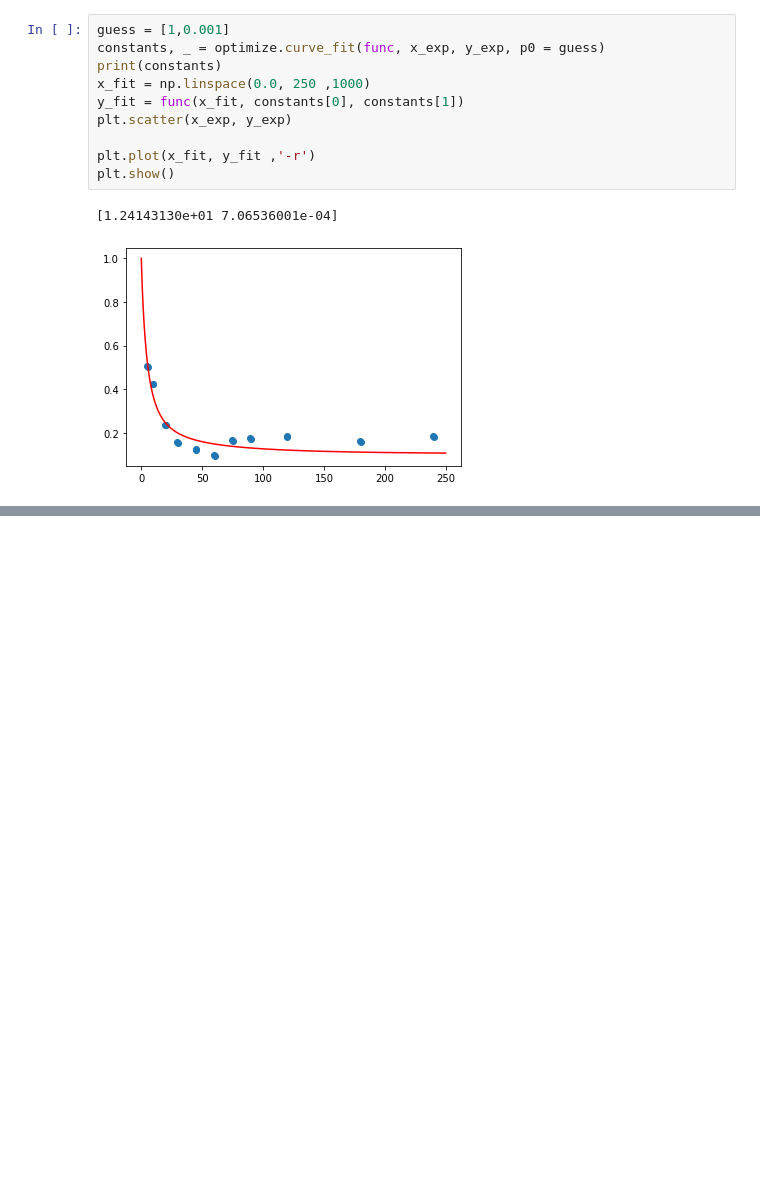
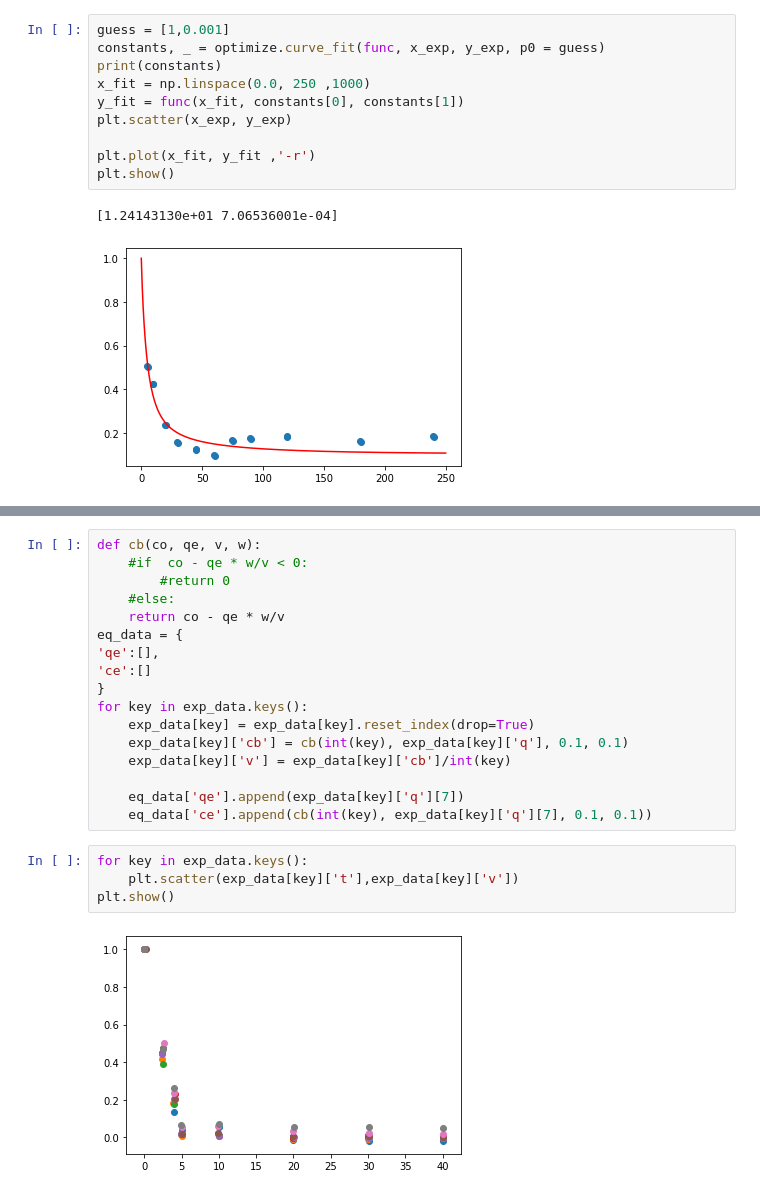
Before and after one commit to gabriel-miglioranza/mestrado, a Jupyter notebook: data_analysis/article_test.ipynb, the cells around one changed output, grey strips where cells are left out. Saved outputs shown, nothing was run; the diff lists cells and outputs as text; blank space fills up the shorter version.

```diff
--- a/data_analysis/article_test.ipynb
+++ b/data_analysis/article_test.ipynb
@@ -119,0 +149,23 @@ plt.show()
+# %%
+def cb(co, qe, v, w):
+    #if  co - qe * w/v < 0:
+        #return 0
+    #else:
+    return co - qe * w/v
+eq_data = {
+'qe':[],
+'ce':[]
+}
+for key in exp_data.keys():
+    exp_data[key] = exp_data[key].reset_index(drop=True)
+    exp_data[key]['cb'] = cb(int(key), exp_data[key]['q'], 0.1, 0.1)
+    exp_data[key]['v'] = exp_data[key]['cb']/int(key)
+
+    eq_data['qe'].append(exp_data[key]['q'][7])
+    eq_data['ce'].append(cb(int(key), exp_data[key]['q'][7], 0.1, 0.1))
+# %%
+for key in exp_data.keys():
+    plt.scatter(exp_data[key]['t'],exp_data[key]['v'])
+plt.show()
+# %% [output]
+[figure, added]
```
Also changed, not shown: parts of 15 cells of this notebook.
